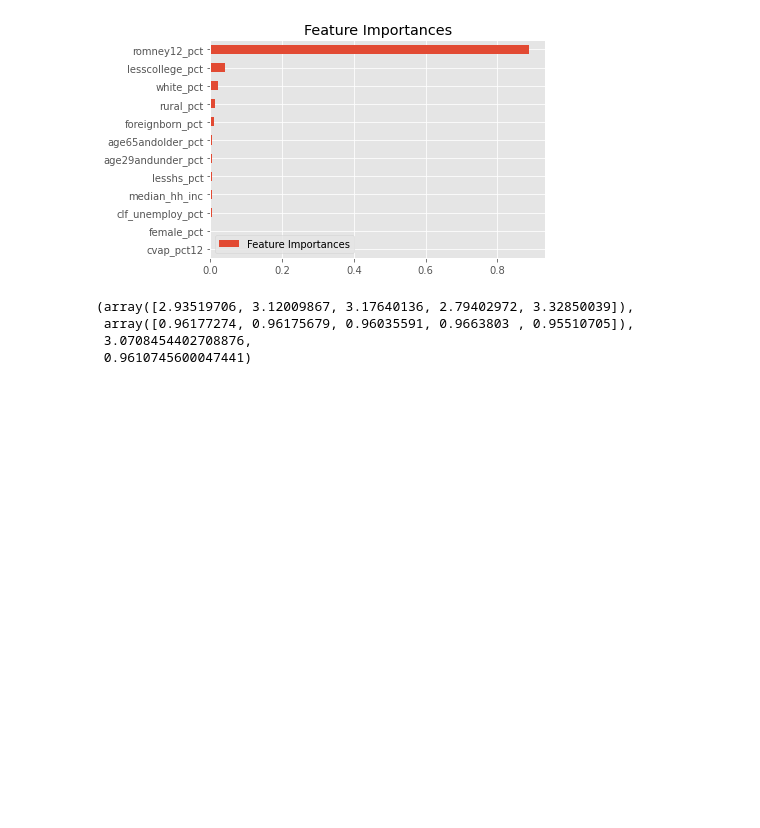
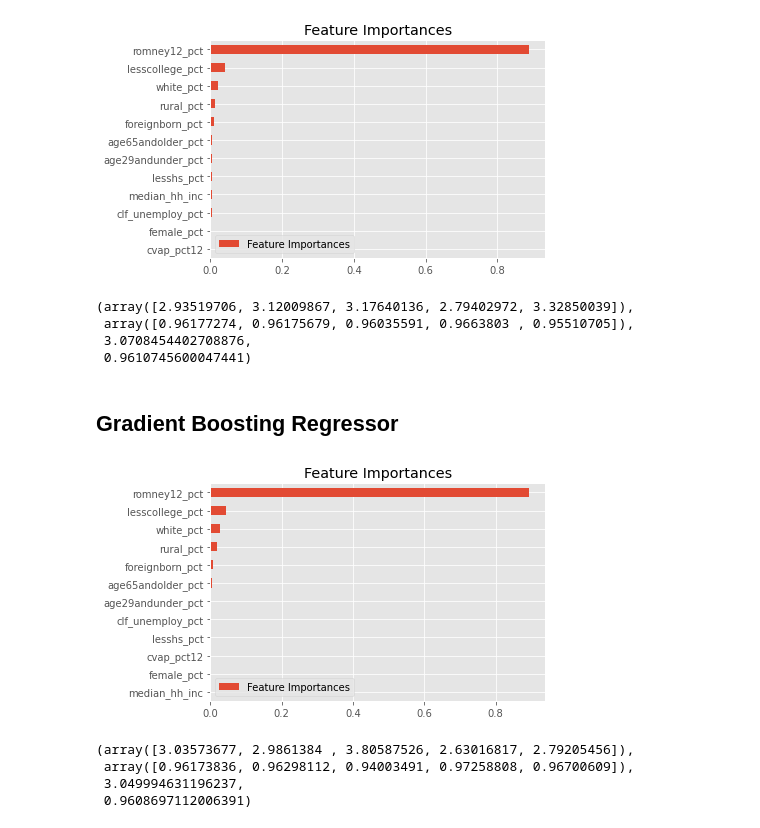
Before and after one commit to mkpetterson/2016-elections, a Jupyter notebook: notebooks/Linear_regression.ipynb, the cells around one changed output. Drawn from its saved outputs; the diff is of its cells as text; code cells hidden in the pictures; blank space fills up the shorter version.

```diff
--- a/notebooks/Linear_regression.ipynb
+++ b/notebooks/Linear_regression.ipynb
@@ -181,0 +180,24 @@ predictions.to_csv('../data/predictions_RF.csv')
+# %% [markdown]
+## Gradient Boosting Regressor
+# %%
+# Get model predictions
+rmse, r_sq, y_hat, coeff = modelers.gradient_boosting(X_trainn, X_testn, y_train, y_test)
+# %%
+# Put into dataframe
+coeff = pd.DataFrame(data = coeff, index=data3.columns, columns=["Feature Importances"])
+
+# Plot these to look nice
+coeff.sort_values(by='Feature Importances').plot(kind='barh')
+plt.title("Feature Importances")
+plt.savefig('../images/featureimportGB-data3.png', bbox_inches='tight', dpi=250)
+# %% [output]
+[figure, added]
+# %%
+# Check model
+rmse, r_sq, coeff = modelers.kfold_scores(X_trainn, y_train, modelers.random_forest, 5)
+rmse, r_sq, rmse.mean(), r_sq.mean()
+# %% [output]
+(array([3.03573677, 2.9861384 , 3.80587526, 2.63016817, 2.79205456]),
+ array([0.96173836, 0.96298112, 0.94003491, 0.97258808, 0.96700609]),
+ 3.049994631196237,
+ 0.9608697112006391)
```
Also changed, not shown: parts of 2 cells of this notebook, 9 other files.
